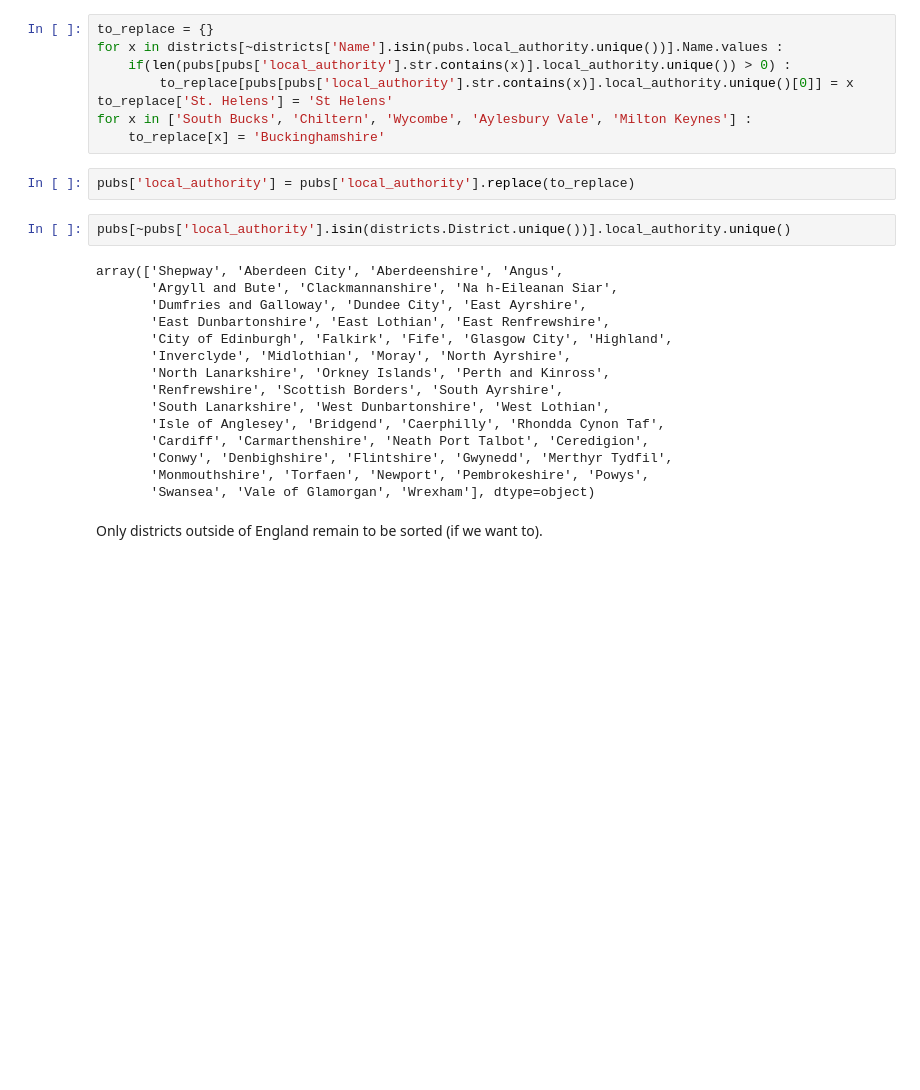
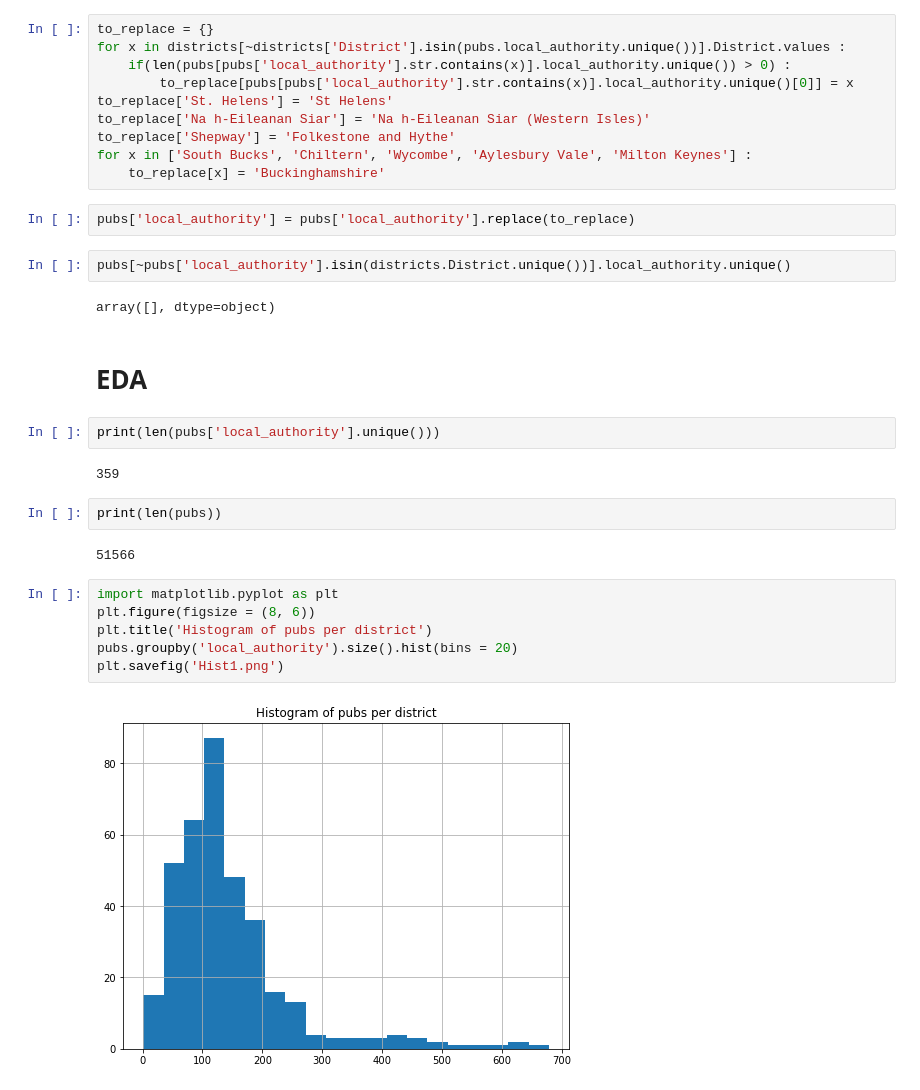
Before and after one commit to com-480-data-visualization/datavis-project-2022-alendro_and_the_aleandros, a Jupyter notebook: EDA.ipynb, the cells around one changed output. Cells and saved outputs as stored; diff of their text form; blank space fills up the shorter version.

```diff
--- a/EDA.ipynb
+++ b/EDA.ipynb
@@ -170,10 +168,12 @@ for x in ['South Bucks', 'Chiltern', 'Wycombe', 'Aylesbury Vale', 'Milton Keynes
 ['Milton Keynes']
 # %%
 to_replace = {}
-for x in districts[~districts['Name'].isin(pubs.local_authority.unique())].Name.values :
+for x in districts[~districts['District'].isin(pubs.local_authority.unique())].District.values :
     if(len(pubs[pubs['local_authority'].str.contains(x)].local_authority.unique()) > 0) :
         to_replace[pubs[pubs['local_authority'].str.contains(x)].local_authority.unique()[0]] = x
 to_replace['St. Helens'] = 'St Helens'
+to_replace['Na h-Eileanan Siar'] = 'Na h-Eileanan Siar (Western Isles)'
+to_replace['Shepway'] = 'Folkestone and Hythe'
 for x in ['South Bucks', 'Chiltern', 'Wycombe', 'Aylesbury Vale', 'Milton Keynes'] :
     to_replace[x] = 'Buckinghamshire'
 # %%
@@ -181,19 +181,22 @@ pubs['local_authority'] = pubs['local_authority'].replace(to_replace)
 # %%
 pubs[~pubs['local_authority'].isin(districts.District.unique())].local_authority.unique()
 # %% [output]
-array(['Shepway', 'Aberdeen City', 'Aberdeenshire', 'Angus',
-       'Argyll and Bute', 'Clackmannanshire', 'Na h-Eileanan Siar',
-       'Dumfries and Galloway', 'Dundee City', 'East Ayrshire',
-       'East Dunbartonshire', 'East Lothian', 'East Renfrewshire',
-       'City of Edinburgh', 'Falkirk', 'Fife', 'Glasgow City', 'Highland',
-       'Inverclyde', 'Midlothian', 'Moray', 'North Ayrshire',
-       'North Lanarkshire', 'Orkney Islands', 'Perth and Kinross',
-       'Renfrewshire', 'Scottish Borders', 'South Ayrshire',
-       'South Lanarkshire', 'West Dunbartonshire', 'West Lothian',
-       'Isle of Anglesey', 'Bridgend', 'Caerphilly', 'Rhondda Cynon Taf',
-       'Cardiff', 'Carmarthenshire', 'Neath Port Talbot', 'Ceredigion',
-       'Conwy', 'Denbighshire', 'Flintshire', 'Gwynedd', 'Merthyr Tydfil',
-       'Monmouthshire', 'Torfaen', 'Newport', 'Pembrokeshire', 'Powys',
-       'Swansea', 'Vale of Glamorgan', 'Wrexham'], dtype=object)
+array([], dtype=object)
-# %% [markdown]
-Only districts outside of England remain to be sorted (if we want to).
+# %% [markdown]
+# EDA
+# %%
+print(len(pubs['local_authority'].unique()))
+# %% [output]
+359
+# %%
+print(len(pubs))
+# %% [output]
+51566
+# %%
+import matplotlib.pyplot as plt
+plt.figure(figsize = (8, 6))
+plt.title('Histogram of pubs per district')
+pubs.groupby('local_authority').size().hist(bins = 20)
+plt.savefig('Hist1.png')
+# %% [output]
+[figure, added]
```
Also changed, not shown: parts of 2 cells of this notebook, 1 other file.
